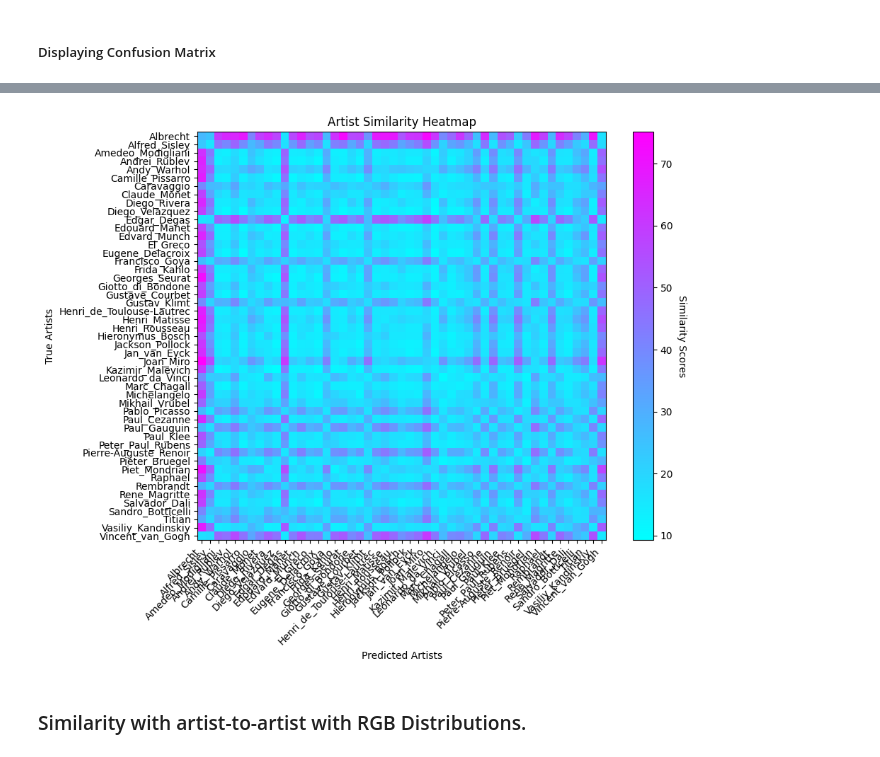
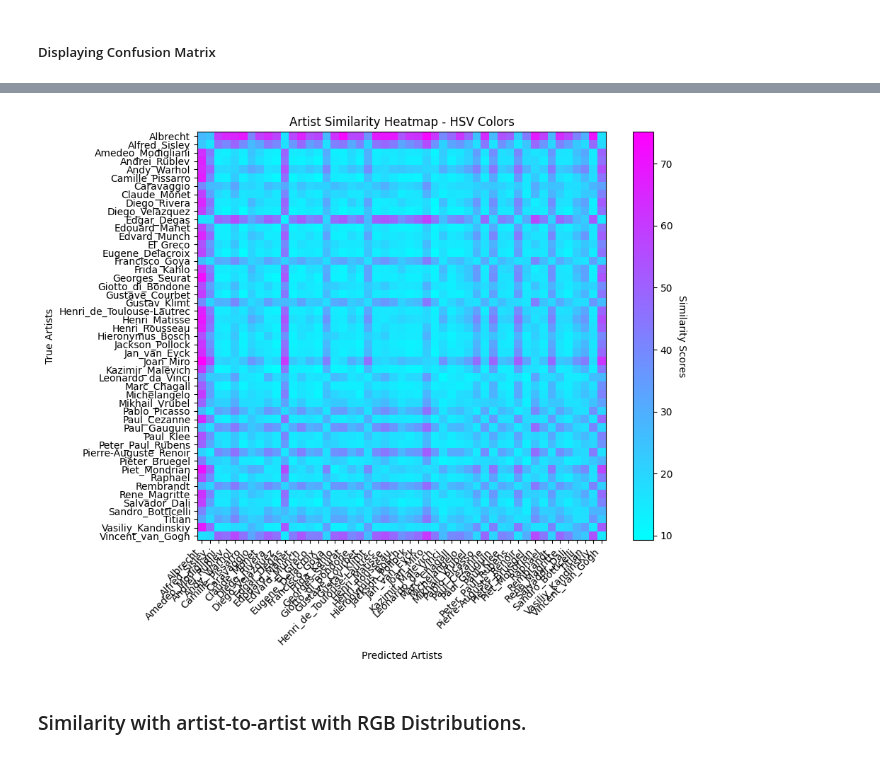
Before and after one commit to Charles-Gormley/DaVinciVision, a Jupyter notebook: EDA/Analysis.ipynb, the cells around one changed output, grey strips where cells are left out. Cells and saved outputs as stored; diff of their text form; code cells hidden in the pictures.

```diff
--- a/EDA/Analysis.ipynb
+++ b/EDA/Analysis.ipynb
@@ -935,35 +808,35 @@ overlaps_hsv
 # %%
 import numpy as np
 import matplotlib.pyplot as plt
 
 # Extract the artists and similarity scores from the dictionary
 artists = list(overlaps_hsv.keys())
 similarity_scores = np.array([list(values.values()) for values in overlaps_hsv.values()])
 
 # Create the figure and axis
 fig, ax = plt.subplots(figsize=(10, 8))
 
 # Create the heatmap
 im = ax.imshow(similarity_scores, cmap='cool')
 
 # Add colorbar
 cbar = ax.figure.colorbar(im, ax=ax)
 cbar.ax.set_ylabel('Similarity Scores', rotation=-90, va='bottom')
 
 # Set the tick labels and title
 ax.set_xticks(np.arange(len(artists)))
 ax.set_yticks(np.arange(len(artists)))
 ax.set_xticklabels(artists, rotation=45, ha='right')
 ax.set_yticklabels(artists)
 plt.xlabel('Predicted Artists')
 plt.ylabel('True Artists')
-plt.title('Artist Similarity Heatmap')
+plt.title('Artist Similarity Heatmap - HSV Colors')
 
 # Display the plot
 plt.tight_layout()
 plt.show()
 # %% [output]
-[figure, old version]
+[figure, new version]
 # %% [markdown]
 ### Similarity with artist-to-artist with RGB Distributions.
 # %% [markdown]
```
Also changed, not shown: parts of 39 cells of this notebook, 6 other files.
